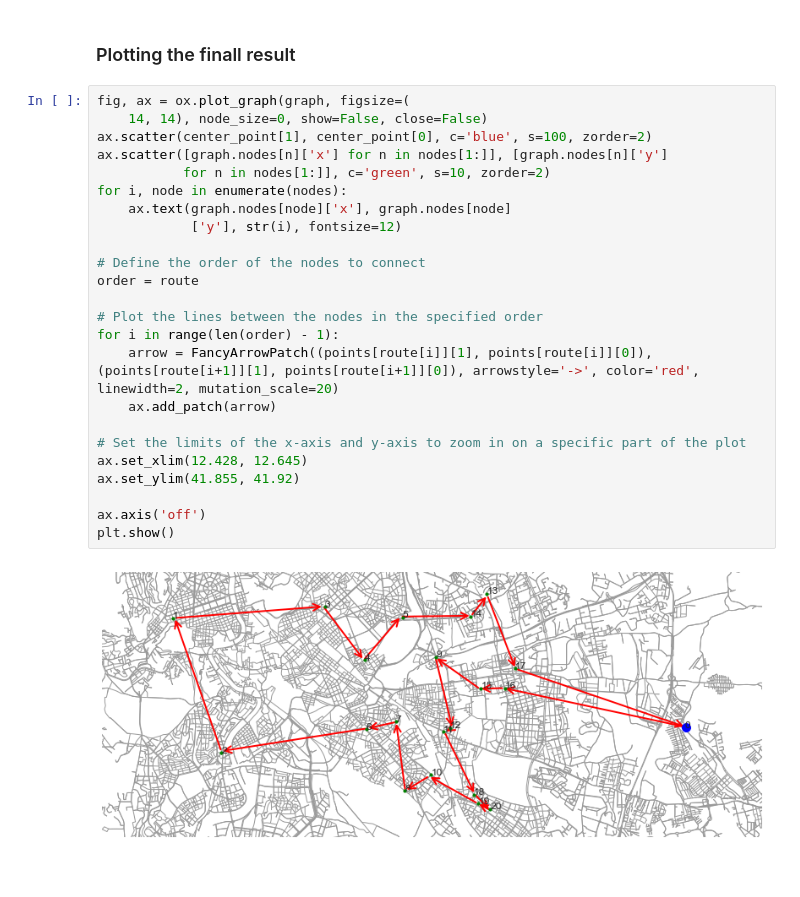
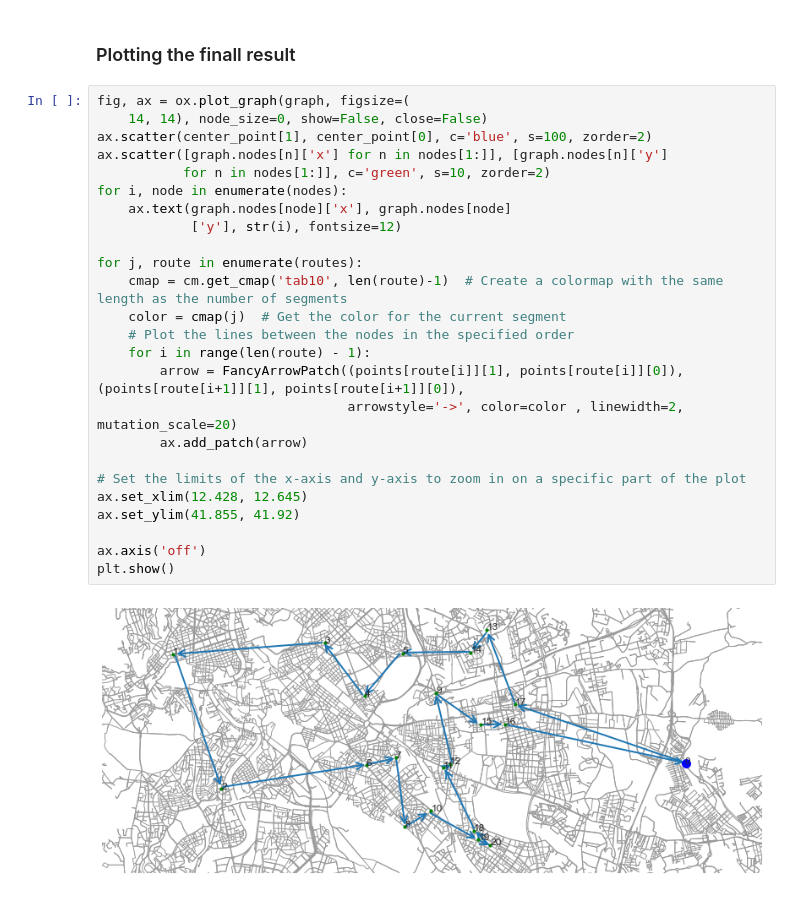
Before and after one commit to atasbh/TSP, a Jupyter notebook: In's Supermarket TSP project.ipynb, the cells around one changed output. Drawn from its saved outputs; the diff is of its cells as text.

Commit message:
Add files via upload
correcting the plotting result section.

```diff
--- a/In's Supermarket TSP project.ipynb
+++ b/In's Supermarket TSP project.ipynb
@@ -211,26 +212,27 @@ Route 0 [0, 16, 15, 9, 12, 11, 18, 20, 19, 10, 8, 7, 6, 2, 1, 3, 4, 5, 14, 13, 1
 # %%
 fig, ax = ox.plot_graph(graph, figsize=(
     14, 14), node_size=0, show=False, close=False)
 ax.scatter(center_point[1], center_point[0], c='blue', s=100, zorder=2)
 ax.scatter([graph.nodes[n]['x'] for n in nodes[1:]], [graph.nodes[n]['y']
            for n in nodes[1:]], c='green', s=10, zorder=2)
 for i, node in enumerate(nodes):
     ax.text(graph.nodes[node]['x'], graph.nodes[node]
             ['y'], str(i), fontsize=12)
 
-# Define the order of the nodes to connect
-order = route
-
-# Plot the lines between the nodes in the specified order
-for i in range(len(order) - 1):
-    arrow = FancyArrowPatch((points[route[i]][1], points[route[i]][0]), (points[route[i+1]][1], points[route[i+1]][0]), arrowstyle='->', color='red', linewidth=2, mutation_scale=20)
-    ax.add_patch(arrow)
+for j, route in enumerate(routes):
+    cmap = cm.get_cmap('tab10', len(route)-1)  # Create a colormap with the same length as the number of segments
+    color = cmap(j)  # Get the color for the current segment
+    # Plot the lines between the nodes in the specified order
+    for i in range(len(route) - 1):
+        arrow = FancyArrowPatch((points[route[i]][1], points[route[i]][0]), (points[route[i+1]][1], points[route[i+1]][0]),
+                                arrowstyle='->', color=color , linewidth=2, mutation_scale=20)
+        ax.add_patch(arrow)
 
 # Set the limits of the x-axis and y-axis to zoom in on a specific part of the plot
 ax.set_xlim(12.428, 12.645)
 ax.set_ylim(41.855, 41.92)
 
 ax.axis('off')
 plt.show()
 # %% [output]
-[figure, old version]
+[figure, new version]
```
Also changed, not shown: parts of 3 cells of this notebook.
